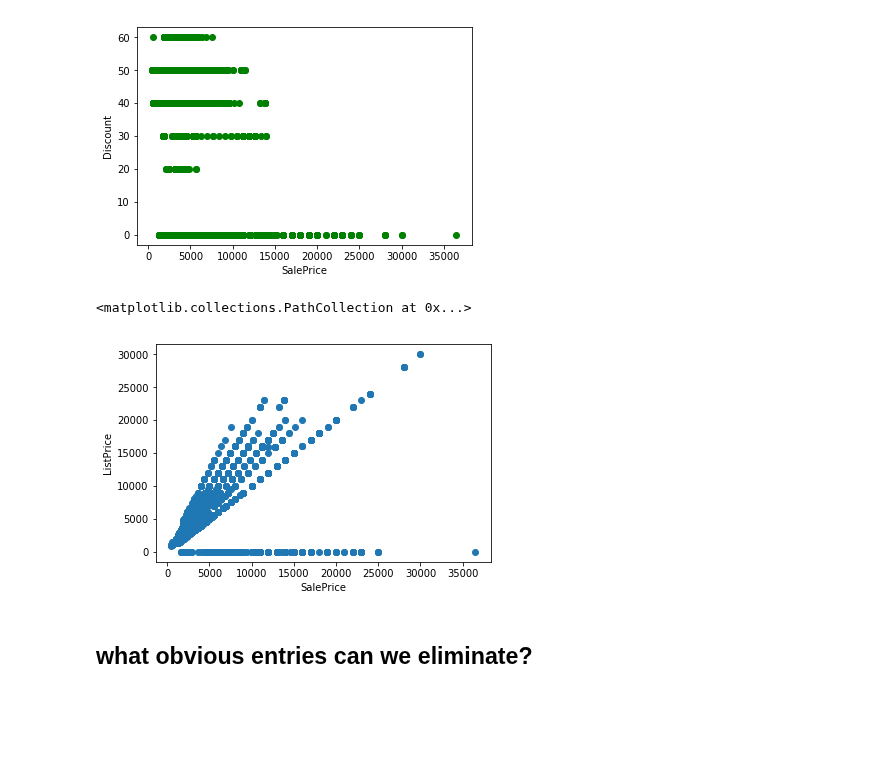
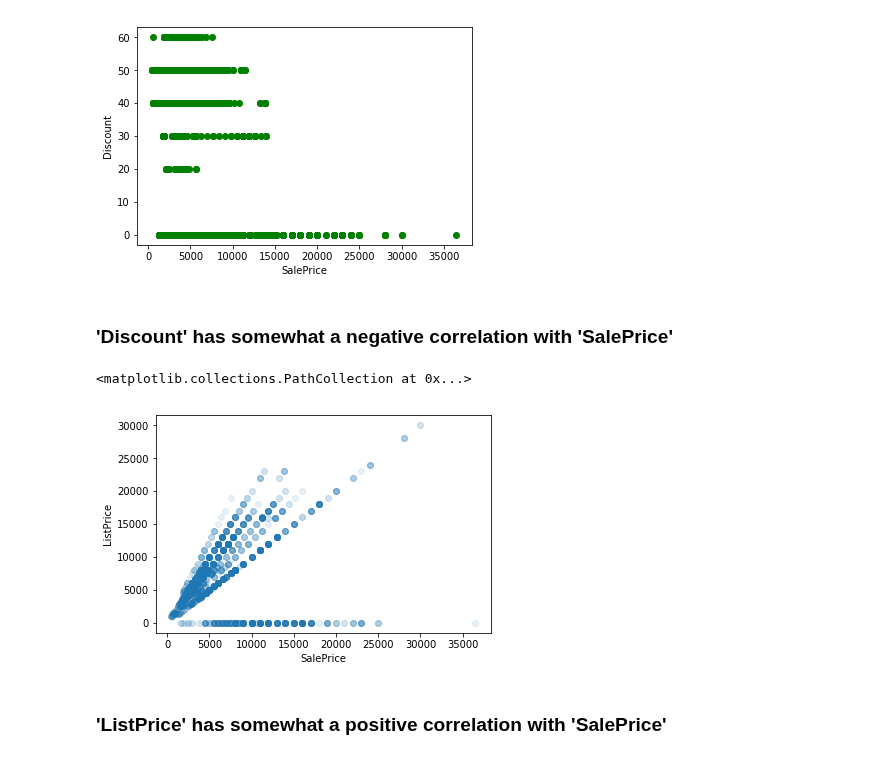
Before and after one commit to nomadskyler/AdidasNikePortfolioProject, a Jupyter notebook: AdidasNikeProject.ipynb, the cells around one changed output. Cells and saved outputs as stored; diff of their text form; code cells hidden in the pictures; blank space fills up the shorter version.

```diff
--- a/AdidasNikeProject.ipynb
+++ b/AdidasNikeProject.ipynb
@@ -152,15 +156,17 @@ plt.scatter( data[x] , data[y] , c = 'green' )
 # %% [output]
 <matplotlib.collections.PathCollection at 0x...>
 [figure]
+# %% [markdown]
+### 'Discount' has somewhat a negative correlation with 'SalePrice'
 # %%
 x = 'SalePrice'
 y = 'ListPrice'
 
 plt.xlabel( x )
 plt.ylabel( y )
-plt.scatter( data[x] , data[y] )
+plt.scatter( data[x] , data[y] , alpha = 0.1 )
 # %% [output]
 <matplotlib.collections.PathCollection at 0x...>
-[figure, old version]
+[figure, new version]
-# %% [markdown]
-## what obvious entries can we eliminate?
+# %% [markdown]
+### 'ListPrice' has somewhat a positive correlation with 'SalePrice'
```
Also changed, not shown: parts of 4 cells of this notebook.
